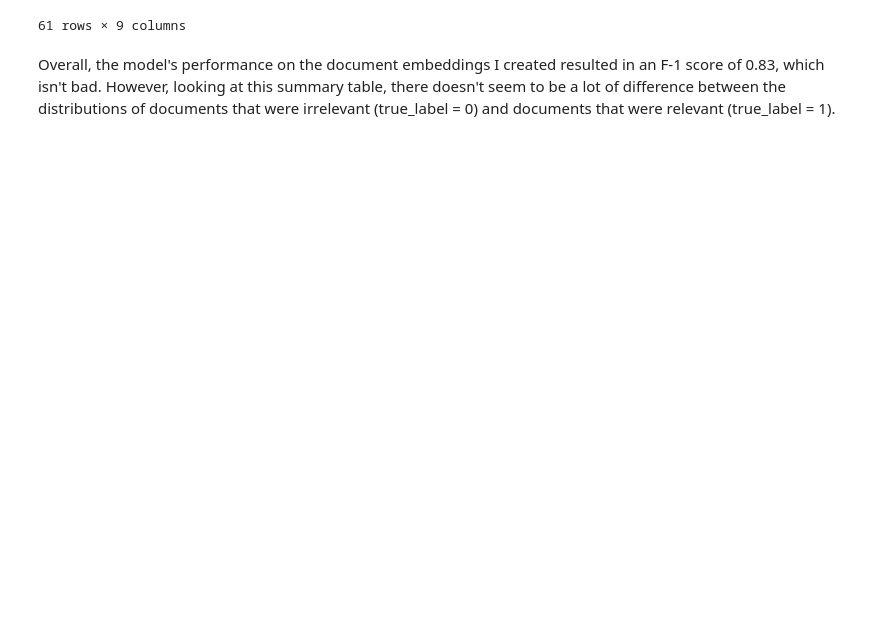
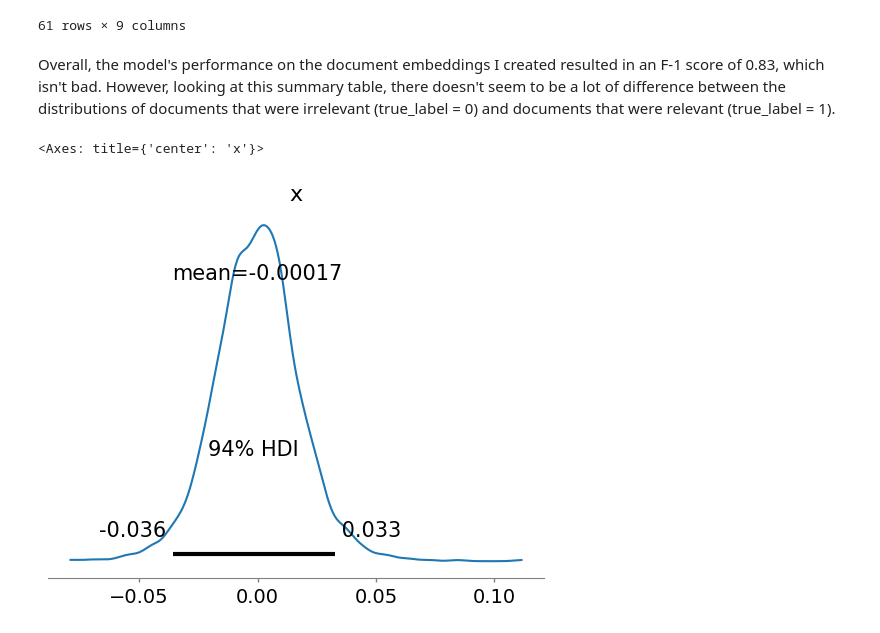
Before and after one commit to brettgenz/bayesian_text_classification, a Jupyter notebook: dev/dev2_gemini_Usenet_data.ipynb, the cells around one changed output. Cells and saved outputs as stored; diff of their text form; code cells hidden in the pictures; blank space fills up the shorter version.

```diff
--- a/dev/dev2_gemini_Usenet_data.ipynb
+++ b/dev/dev2_gemini_Usenet_data.ipynb
@@ -123,9 +123,10 @@ Name: count, dtype: int64
 # %%
 X = np.stack(df['embedding'].values)
 y = df['label'].values
+cat = df['category'].values
 
-X_train, X_test, y_train, y_test = train_test_split(
-    X, y,
+X_train, X_test, y_train, y_test, cat_train, cat_test = train_test_split(
+    X, y, cat,
     test_size=0.2,         # 20% of data goes into test set
     random_state=42,       # For reproducibility
     stratify=y             # Ensures class distribution is preserved
@@ -513,3 +514,8 @@ predictions_df[predictions_df['handling'] == 'manual review']
 Overall, the model's performance on the document embeddings I created resulted in an F-1 score of 0.83, which isn't bad. However, looking at this summary table, there doesn't seem to be a lot of difference between the distributions of documents that were irrelevant (true_label = 0) and documents that were relevant (true_label = 1).
 # %%
 # predictions_df[predictions_df['ci_lower_bound'] > 0.260486]
+# %%
+az.plot_posterior(X_test[(test_instance_index + 1)])
+# %% [output]
+<Axes: title={'center': 'x'}>
+[figure, added]
```
Also changed, not shown: parts of 10 cells of this notebook.
